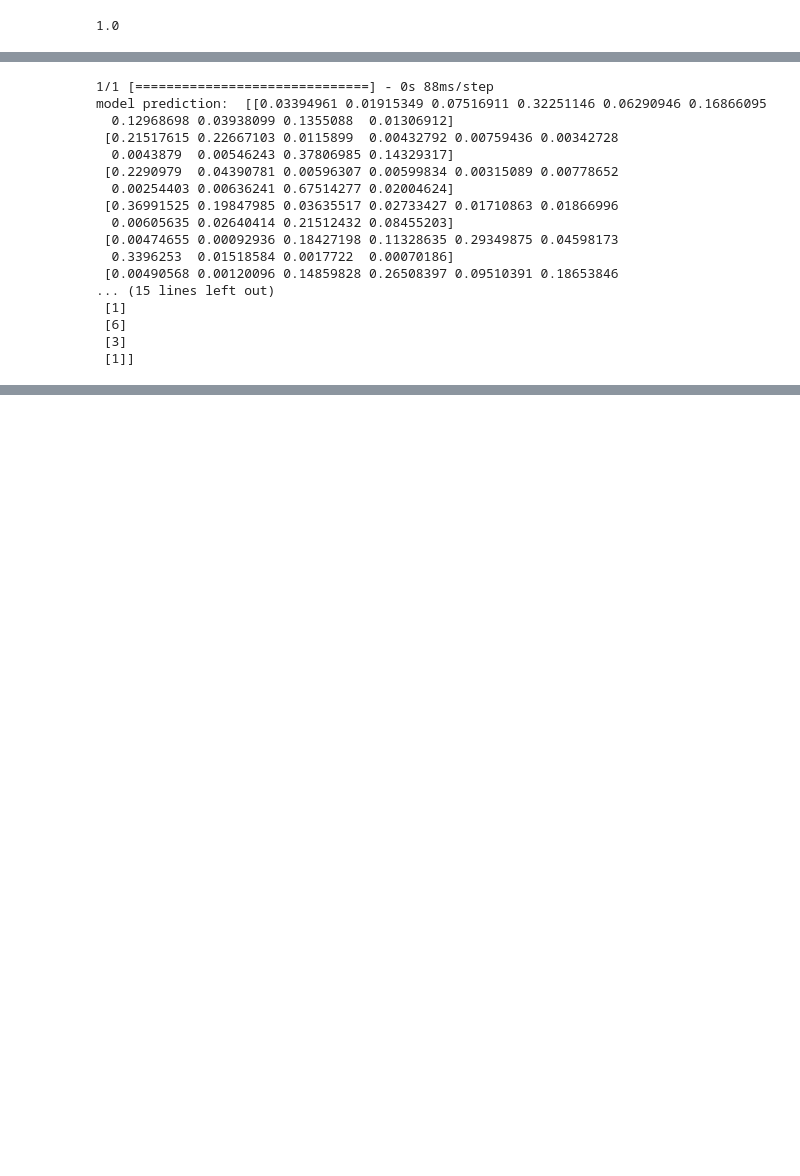
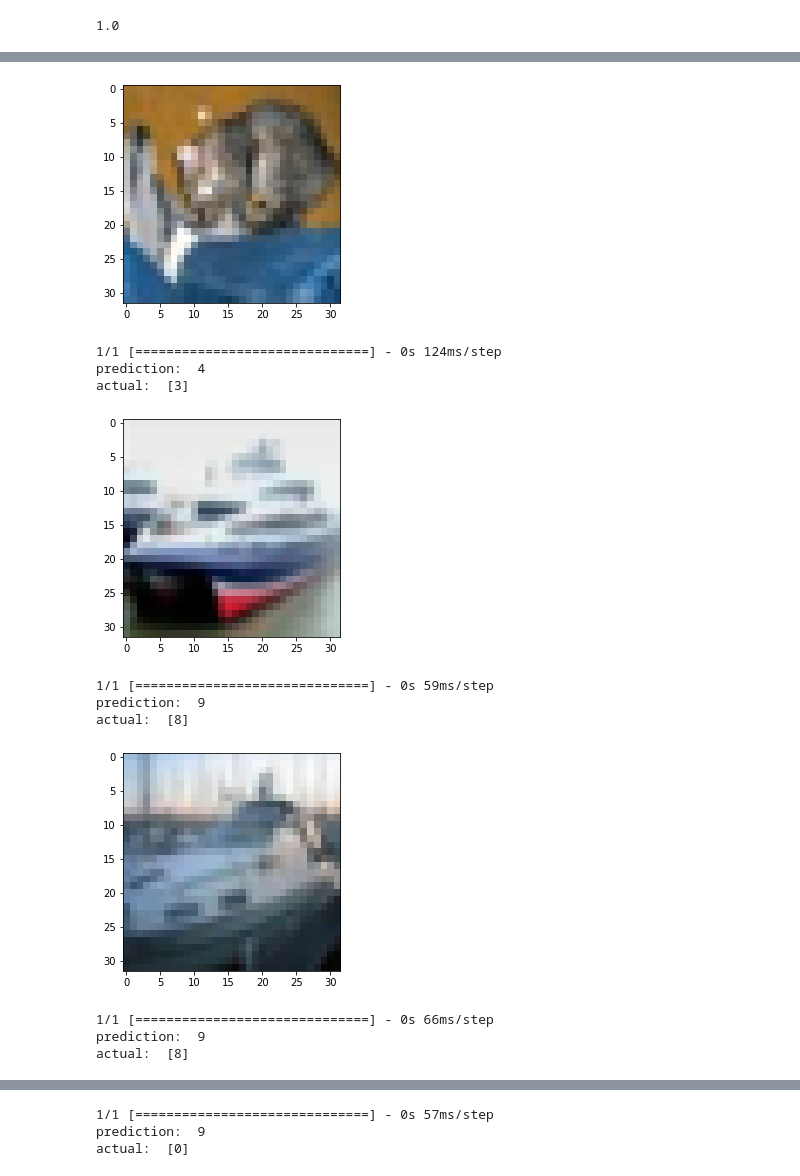
Before and after one commit to peteole/continousSpaceRNN, a Jupyter notebook: testing.ipynb, the cells around one changed output, grey strips where cells are left out. Cells and saved outputs as stored; diff of their text form; code cells hidden in the pictures; blank space fills up the shorter version.

```diff
--- a/testing.ipynb
+++ b/testing.ipynb
@@ -32,7 +32,14 @@ input=tf.keras.Input(shape=(None, None,3))
 num_iterations=10
 repeated_input = tf.repeat(tf.expand_dims(input,1), repeats=num_iterations, axis=1)
 classifier=tf.keras.Sequential([
-    tf.keras.layers.RNN(image_interpolation.ImageSectionRNNCell(grid_dim=(8, 8), units=32)),
+    tf.keras.layers.RNN(image_interpolation.ImageSectionRNNCell(grid_dim=(8, 8), units=32,section_processor=tf.keras.Sequential([
+        tf.keras.layers.Conv2D(16, 3, activation='relu', padding="same"),
+        tf.keras.layers.MaxPool2D(),
+        tf.keras.layers.Conv2D(32, 3, activation='relu', padding="same"),
+        tf.keras.layers.Flatten(),
+        tf.keras.layers.Dense(32, activation='relu'),
+        tf.keras.layers.Dense(32, activation='relu')
+    ]),)),
     tf.keras.layers.Dense(10, activation='softmax')
 ])
 output=classifier(repeated_input)
@@ -75,6 +74,6 @@ tensorboard_callback = tf.keras.callbacks.TensorBoard(
 with tf.device('/GPU:0'):
     model.compile(optimizer='adam', metrics=[
                   'accuracy'], loss='sparse_categorical_crossentropy')
-    model.fit(x_train, y_train, epochs=10, batch_size=8,
+    model.fit(x_train, y_train, epochs=4, batch_size=8,
               validation_data=(x_test, y_test),  callbacks=[tensorboard_callback])
 # %% [output]
@@ -94,21 +92,26 @@ KeyboardInterrupt:
-# %%
-print("model prediction: ",model.predict(x_test[0:10]))
-print("training label: ",y_test[0:10])
-# %% [output]
-1/1 [==============================] - 0s 88ms/step
-model prediction:  [[0.03394961 0.01915349 0.07516911 0.32251146 0.06290946 0.16866095
-  0.12968698 0.03938099 0.1355088  0.01306912]
- [0.21517615 0.22667103 0.0115899  0.00432792 0.00759436 0.00342728
-  0.0043879  0.00546243 0.37806985 0.14329317]
- [0.2290979  0.04390781 0.00596307 0.00599834 0.00315089 0.00778652
-  0.00254403 0.00636241 0.67514277 0.02004624]
- [0.36991525 0.19847985 0.03635517 0.02733427 0.01710863 0.01866996
-  0.00605635 0.02640414 0.21512432 0.08455203]
- [0.00474655 0.00092936 0.18427198 0.11328635 0.29349875 0.04598173
-  0.3396253  0.01518584 0.0017722  0.00070186]
- [0.00490568 0.00120096 0.14859828 0.26508397 0.09510391 0.18653846
-... (15 lines left out)
- [1]
- [6]
- [3]
- [1]]
+# %%
+def print_prediction(model, x, y, start_index=0):
+    import matplotlib.pyplot as plt
+    import numpy as np
+    for i in range(start_index, start_index+5):
+        plt.imshow(x[i])
+        plt.show()
+        print("prediction: ", np.argmax(model.predict(np.expand_dims(x[i], 0))))
+        print("actual: ", y[i])
+print_prediction(model, x_test, y_test, 0)
+print("model prediction: ",model.predict(x_test[10:20]))
+print("model prediction: ",tf.math.argmax(model.predict(x_train[10:20]),axis=1))
+print("training label: ",y_train[10:20,0])
+# %% [output]
+[figure, added]
+1/1 [==============================] - 0s 124ms/step
+prediction:  4
+actual:  [3]
+[figure, added]
+1/1 [==============================] - 0s 59ms/step
+prediction:  9
+actual:  [8]
+[figure, added]
+1/1 [==============================] - 0s 66ms/step
+prediction:  9
+actual:  [8]
@@ -114,0 +119,3 @@ model prediction:  [[0.03394961 0.01915349 0.07516911 0.32251146 0.06290946 0.16
+1/1 [==============================] - 0s 57ms/step
+prediction:  9
+actual:  [0]
```
Also changed, not shown: parts of 4 cells of this notebook, 1 other file.
